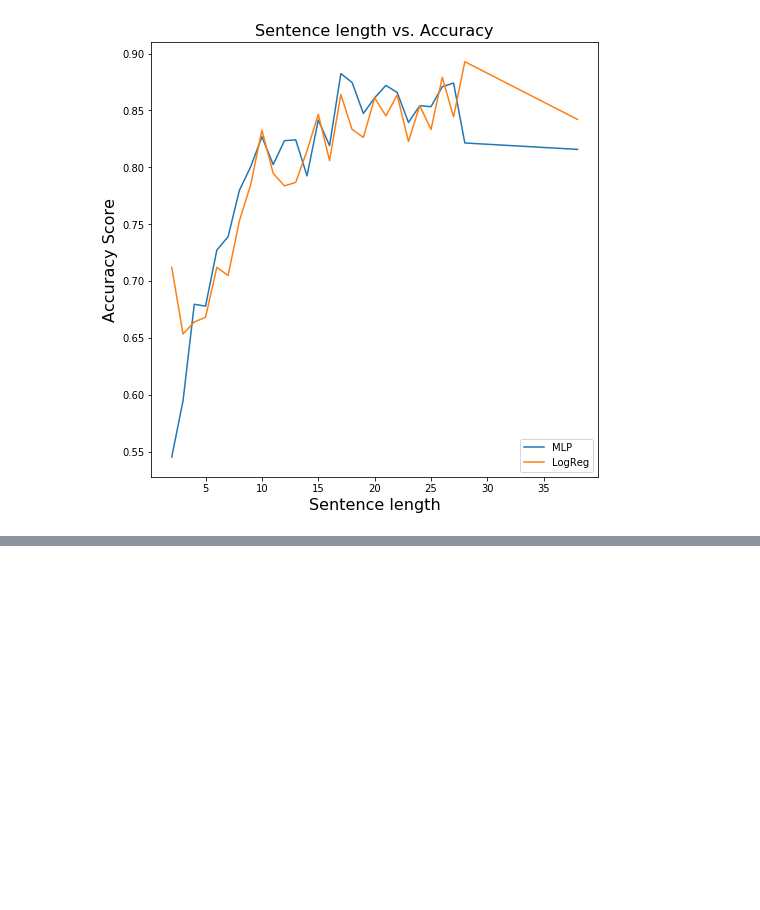
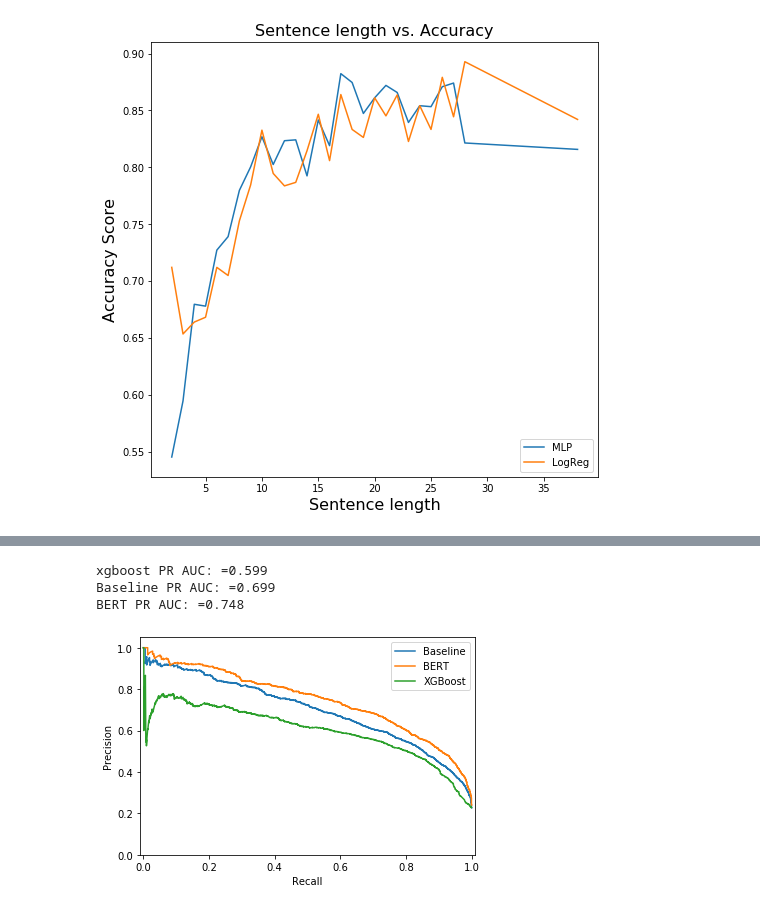
Before and after one commit to arjun-rao/csci5622-project, a Jupyter notebook: bert/Visualization.ipynb, the cells around one changed output, grey strips where cells are left out. Saved outputs shown, nothing was run; the diff lists cells and outputs as text; code cells hidden in the pictures; blank space fills up the shorter version.

```diff
--- a/bert/Visualization.ipynb
+++ b/bert/Visualization.ipynb
@@ -125,0 +135,33 @@ BERT: ROC AUC=0.936
+# %%
+import pickle
+bert_precision, bert_recall, bert_thresholds = precision_recall_curve(bert_y_true_list, bert_y_pred_list)
+baseline_precision, baseline_recall, baseline_thresholds = precision_recall_curve(baseline_y_true_list, baseline_y_pred_list)
+xgboost_precision, xgboost_recall, xgboost_thresholds = precision_recall_curve(xgboost_y_true_list, xgboost_y_pred_list)
+bert_pr_auc = auc(bert_recall, bert_precision)
+xgboost_pr_auc = auc(xgboost_recall, xgboost_precision)
+baseline_pr_auc = auc(baseline_recall, baseline_precision)
+# summarize scores
+print('xgboost PR AUC: =%.3f' % (xgboost_pr_auc))
+print('Baseline PR AUC: =%.3f' % (baseline_pr_auc))
+print('BERT PR AUC: =%.3f' % (bert_pr_auc))
+# plot the roc curve for the model
+# summarize scores
+# plot the precision-recall curves
+# plt.plot([0, 1], [1, 0], color='navy', linestyle='--')
+plt.xlim([-0.01, 1.01])
+plt.ylim([0.0, 1.05])
+plt.plot(baseline_recall, baseline_precision, label='Baseline')
+plt.plot(bert_recall, bert_precision, label='BERT')
+plt.plot(xgboost_recall, xgboost_precision, label='XGBoost')
+# axis labels
+plt.xlabel('Recall')
+plt.ylabel('Precision')
+# show the legend
+plt.legend()
+# show the plot
+plt.show()
+# %% [output]
+xgboost PR AUC: =0.599
+Baseline PR AUC: =0.699
+BERT PR AUC: =0.748
+[figure, added]
```
Also changed, not shown: parts of 5 cells of this notebook, 3 other files.
